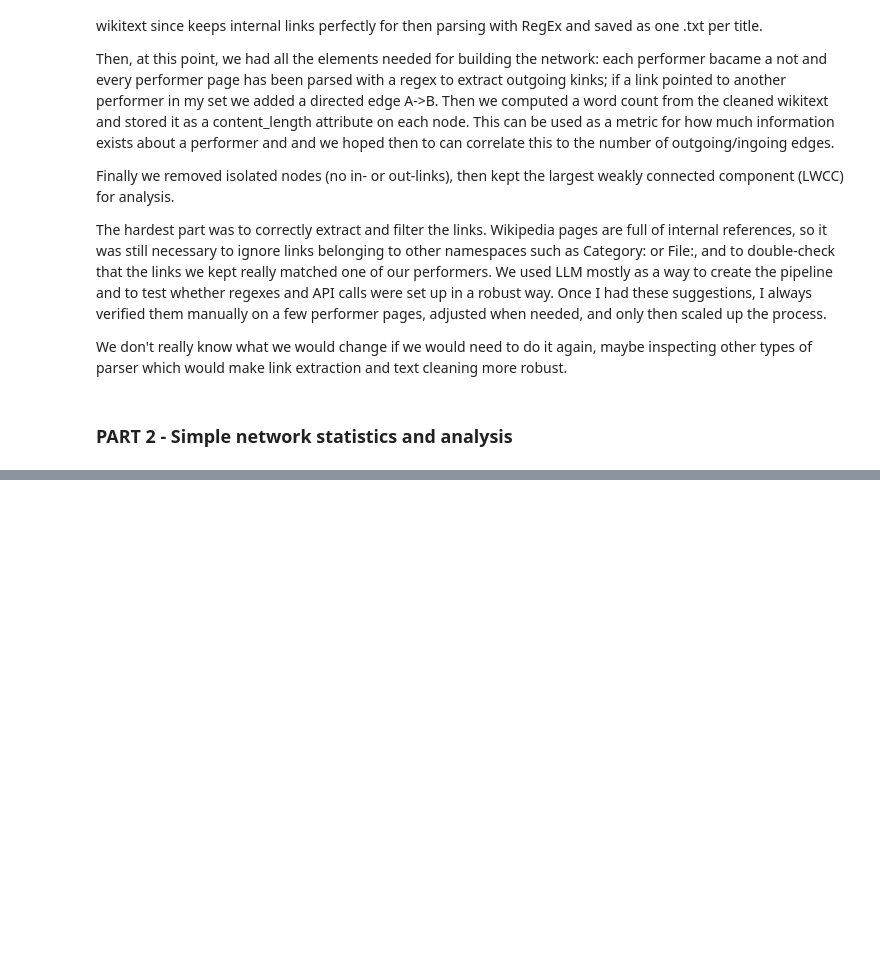
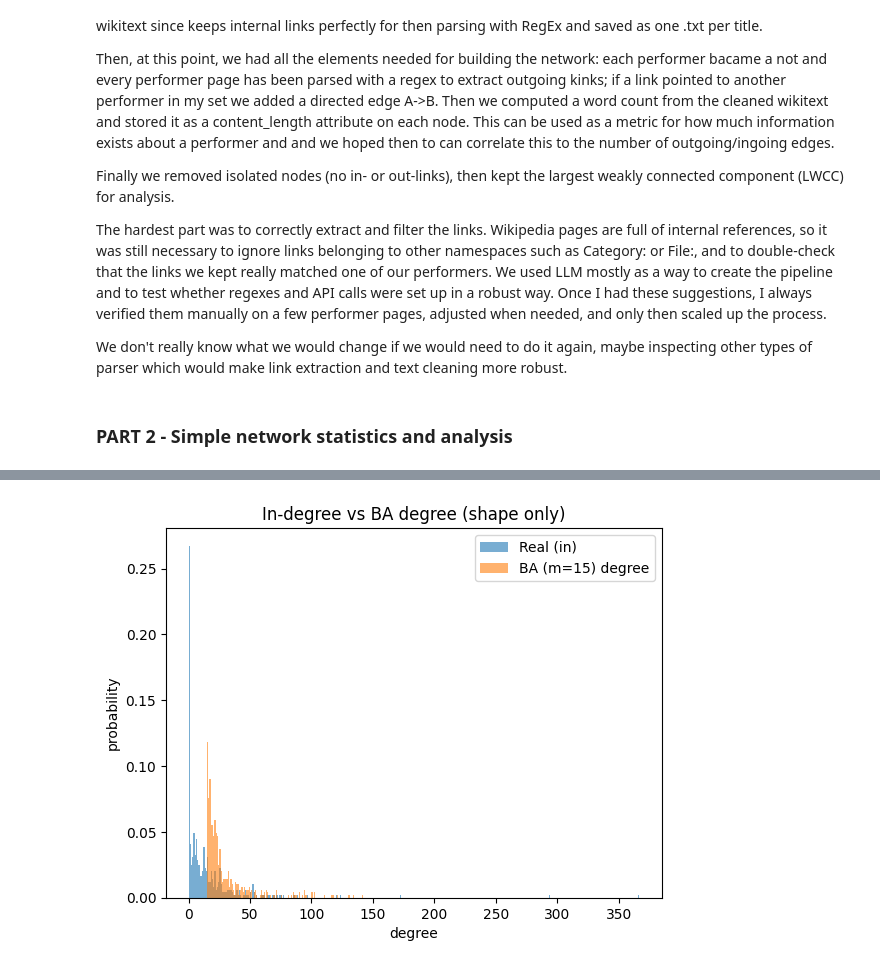
Before and after one commit to lovomanuel/sgi, a Jupyter notebook: Assignment1.ipynb, the cells around one changed output, grey strips where cells are left out. Saved outputs shown, nothing was run; the diff lists cells and outputs as text; code cells hidden in the pictures; blank space fills up the shorter version.

```diff
--- a/Assignment1.ipynb
+++ b/Assignment1.ipynb
@@ -57,0 +127,17 @@ We don't really know what we would change if we would need to do it again, maybe
+# %%
+m = max(1, round(M / N)) if N > 0 else 1
+BA = nx.barabasi_albert_graph(N, m, seed=42)
+ba_deg = [d for _, d in BA.degree()]
+
+mx = max(in_deg + ba_deg) if (in_deg and ba_deg) else 0
+bins = range(0, mx+2)
+
+plt.figure()
+plt.hist(in_deg, bins=bins, density=True, alpha=0.6, label="Real (in)")
+plt.hist(ba_deg, bins=bins, density=True, alpha=0.6, label=f"BA (m={m}) degree")
+plt.title("In-degree vs BA degree (shape only)")
+plt.xlabel("degree"); plt.ylabel("probability")
+plt.legend()
+plt.show()
+# %% [output]
+[figure, added]
```
Also changed, not shown: parts of 10 cells of this notebook.
